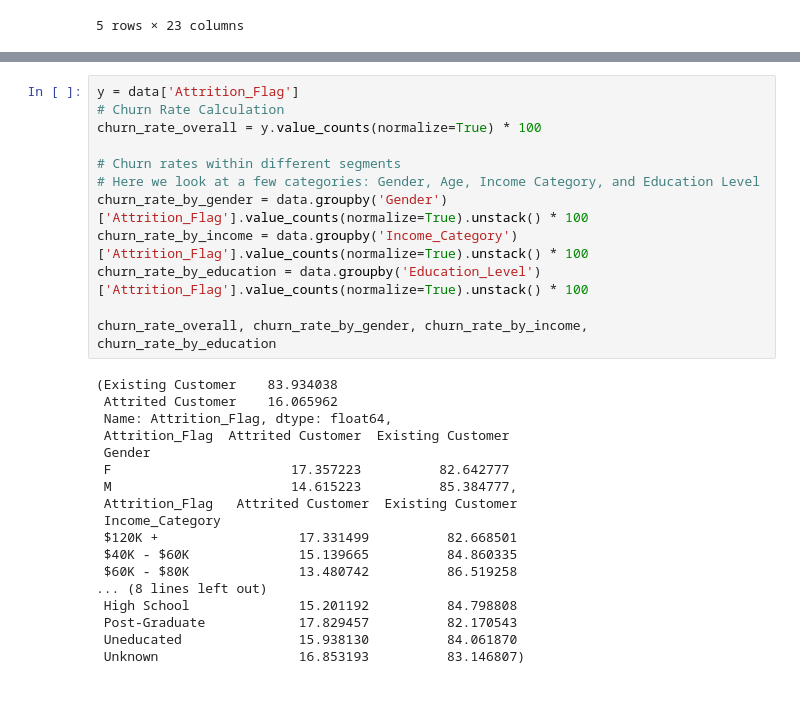
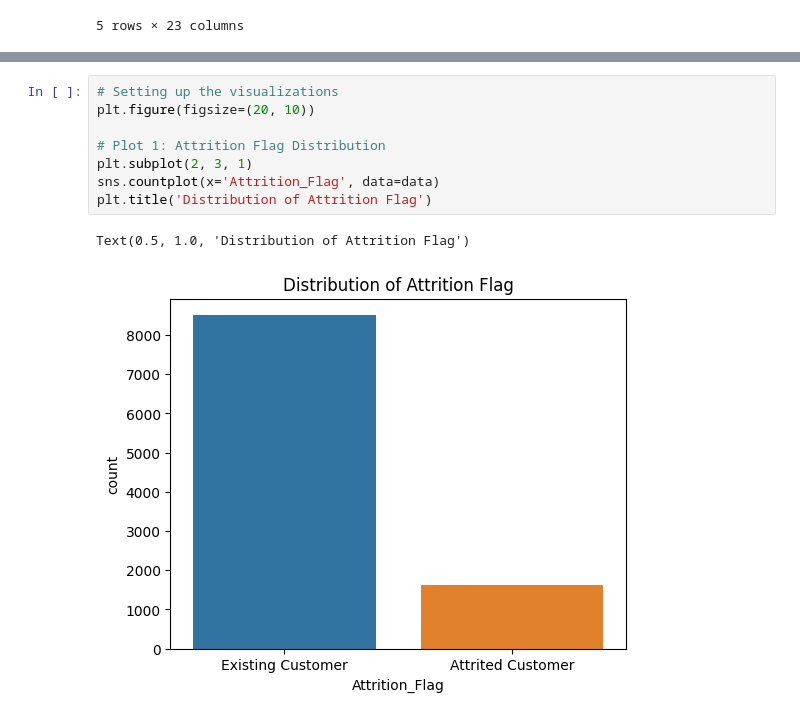
Before and after one commit to daehwankim96/daehwankim96.github.io, a Jupyter notebook: files/Bank_Churn_Rate.ipynb, the cells around one changed output, grey strips where cells are left out. Saved outputs shown, nothing was run; the diff lists cells and outputs as text.

```diff
--- a/files/Bank_Churn_Rate.ipynb
+++ b/files/Bank_Churn_Rate.ipynb
@@ -59,30 +125,11 @@ numerical_summary, missing_values
-# %%
-y = data['Attrition_Flag']
-# Churn Rate Calculation
-churn_rate_overall = y.value_counts(normalize=True) * 100
-
-# Churn rates within different segments
-# Here we look at a few categories: Gender, Age, Income Category, and Education Level
-churn_rate_by_gender = data.groupby('Gender')['Attrition_Flag'].value_counts(normalize=True).unstack() * 100
-churn_rate_by_income = data.groupby('Income_Category')['Attrition_Flag'].value_counts(normalize=True).unstack() * 100
-churn_rate_by_education = data.groupby('Education_Level')['Attrition_Flag'].value_counts(normalize=True).unstack() * 100
-
-churn_rate_overall, churn_rate_by_gender, churn_rate_by_income, churn_rate_by_education
-# %% [output]
-(Existing Customer    83.934038
- Attrited Customer    16.065962
- Name: Attrition_Flag, dtype: float64,
- Attrition_Flag  Attrited Customer  Existing Customer
- Gender
- F                       17.357223          82.642777
- M                       14.615223          85.384777,
- Attrition_Flag   Attrited Customer  Existing Customer
- Income_Category
- $120K +                  17.331499          82.668501
- $40K - $60K              15.139665          84.860335
- $60K - $80K              13.480742          86.519258
-... (8 lines left out)
- High School              15.201192          84.798808
- Post-Graduate            17.829457          82.170543
- Uneducated               15.938130          84.061870
- Unknown                  16.853193          83.146807)
+# %%
+# Setting up the visualizations
+plt.figure(figsize=(20, 10))
+
+# Plot 1: Attrition Flag Distribution
+plt.subplot(2, 3, 1)
+sns.countplot(x='Attrition_Flag', data=data)
+plt.title('Distribution of Attrition Flag')
+# %% [output]
+Text(0.5, 1.0, 'Distribution of Attrition Flag')
+[figure, added]
```
Also changed, not shown: parts of 33 cells of this notebook, 11 other files.
